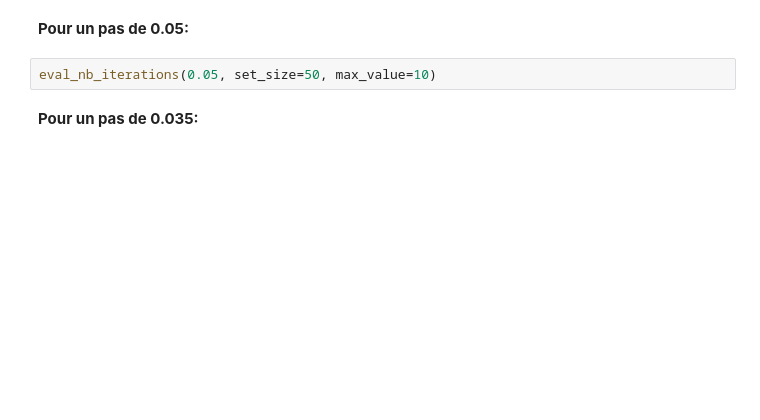
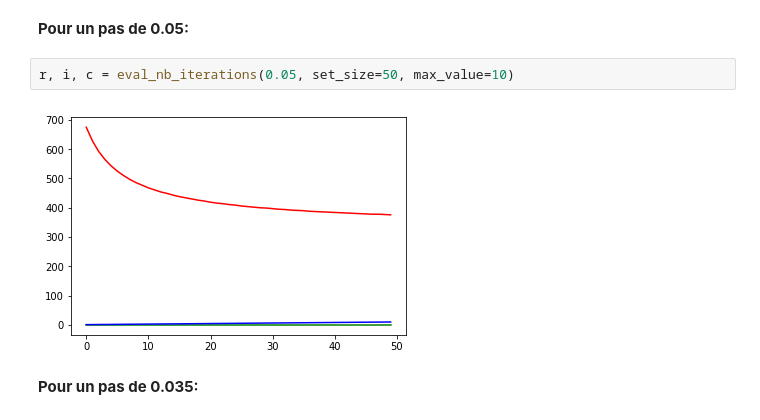
Before and after one commit to Garfounkel/Convex-Optimisation, a Jupyter notebook: ocvx_exam2_2019.ipynb, the cells around one changed output. Cells and saved outputs as stored; diff of their text form; blank space fills up the shorter version.

```diff
--- a/ocvx_exam2_2019.ipynb
+++ b/ocvx_exam2_2019.ipynb
@@ -136,7 +144,9 @@ eval_nb_iterations(0.15, set_size=50, max_value=10)
 # %% [markdown]
 **Pour un pas de 0.05:**
 # %%
-eval_nb_iterations(0.05, set_size=50, max_value=10)
+r, i, c = eval_nb_iterations(0.05, set_size=50, max_value=10)
+# %% [output]
+[figure, added]
 # %% [markdown]
 **Pour un pas de 0.035:**
 # %%
```
Also changed, not shown: parts of 24 cells of this notebook.
